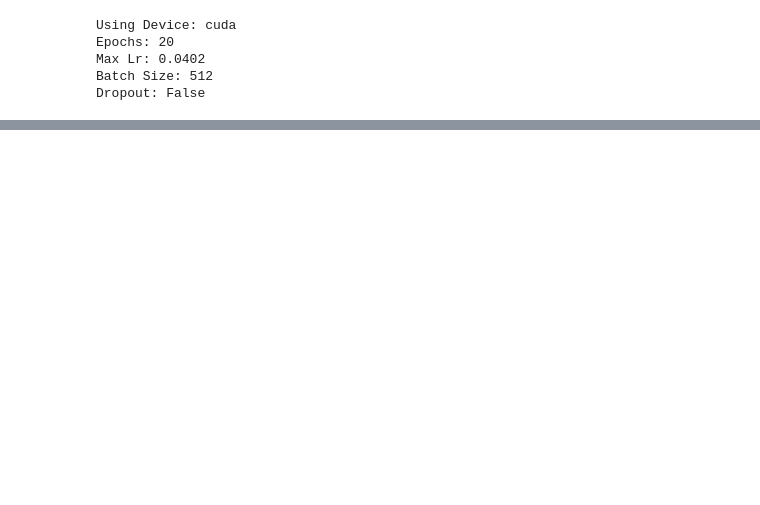
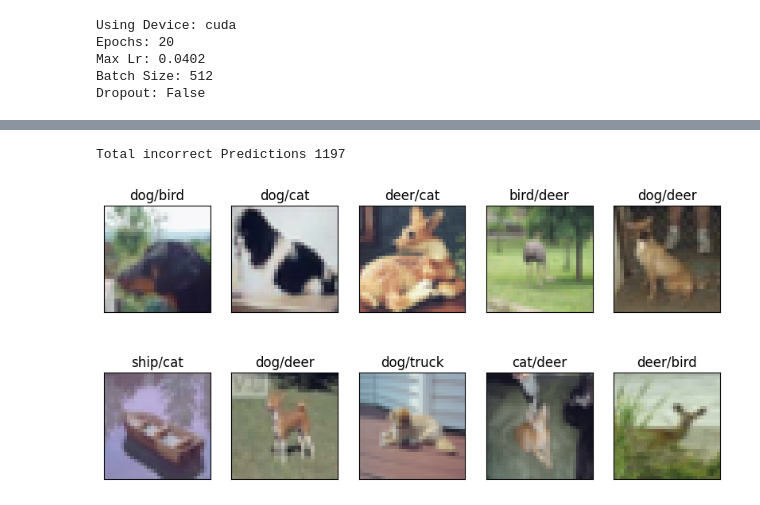
Before and after one commit to KillerStrike17/Resnet-with-GradCam-Pyotrch, a Jupyter notebook: gradcam_output.ipynb, the cells around one changed output, grey strips where cells are left out. Saved outputs shown, nothing was run; the diff lists cells and outputs as text; code cells hidden in the pictures; blank space fills up the shorter version.

```diff
--- a/gradcam_output.ipynb
+++ b/gradcam_output.ipynb
@@ -366,0 +275,7 @@ Folder '/content/DeepLib/DeepLib' zipped successfully to 'deeplib.zip'.
+# %%
+incorrect = get_predictions(model, test_loader, device,correct=False)
+# %%
+plot_predictions(incorrect, class_map,correct=False)
+# %% [output]
+Total incorrect Predictions 1197
+[figure, added]
```
Also changed, not shown: parts of 27 cells of this notebook, 1 other file.
